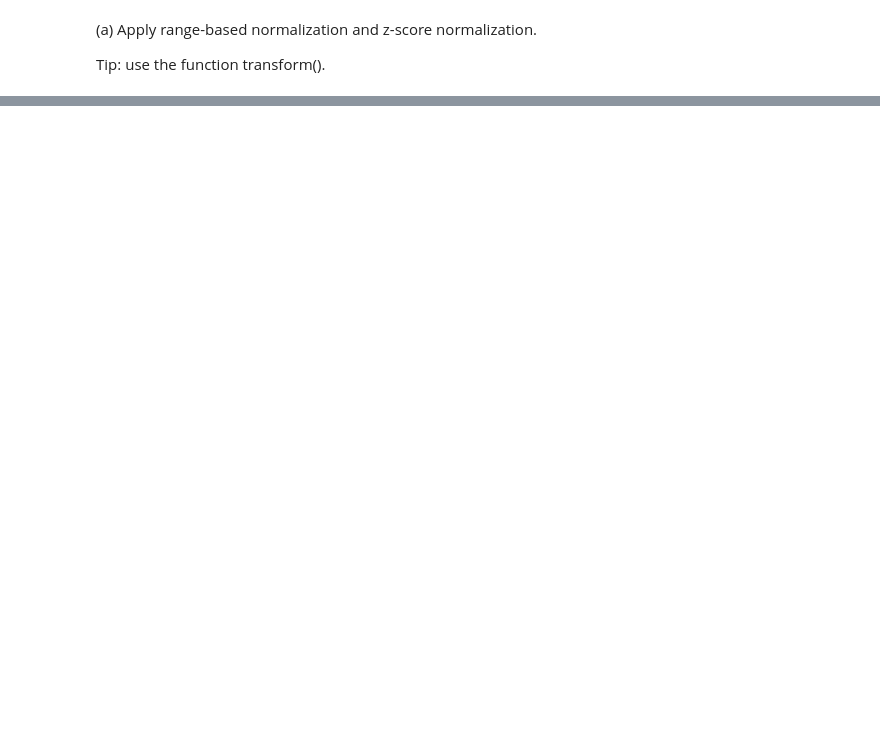
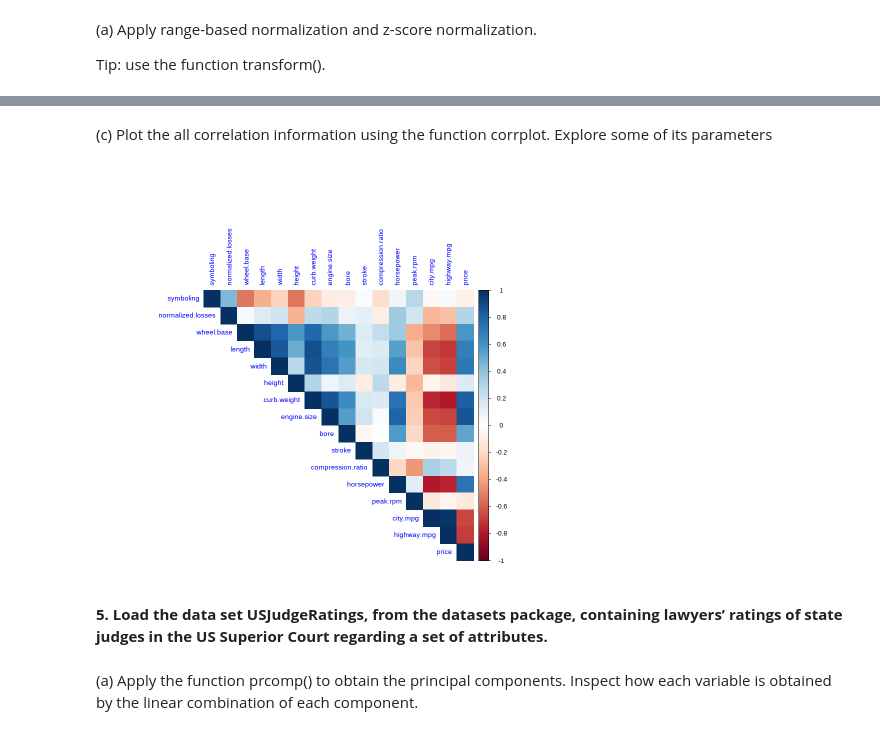
Before and after one commit to IGRA27/Data-Mining-and-Machine-Learning-, a Jupyter notebook: Deberes/2 Hands On Data Quality and Pre-Processing/notebook/2DataQualityandPre-ProcessinginR.ipynb, the cells around one changed output, grey strips where cells are left out. Saved outputs shown, nothing was run; the diff lists cells and outputs as text; code cells hidden in the pictures; blank space fills up the shorter version.

```diff
--- a/Deberes/2 Hands On Data Quality and Pre-Processing/notebook/2DataQualityandPre-ProcessinginR.ipynb
+++ b/Deberes/2 Hands On Data Quality and Pre-Processing/notebook/2DataQualityandPre-ProcessinginR.ipynb
@@ -546,0 +786,9 @@ ERROR: Error in dfh$price - min(dfh$price): argumento no-numérico para operador
+# %% [markdown]
+(c) Plot the all correlation information using the function corrplot. Explore some of its parameters
+# %%
+corrplot(cor_pearson, method = "color", type = "upper", tl.cex = 0.9, tl.col = "blue")
+# %% [output]
+[figure, added]
+# %% [markdown]
+****5. Load the data set USJudgeRatings, from the datasets package, containing lawyers’ ratings of state
+judges in the US Superior Court regarding a set of attributes.****
@@ -546,0 +800,3 @@ ERROR: Error in dfh$price - min(dfh$price): argumento no-numérico para operador
+# %% [markdown]
+(a) Apply the function prcomp() to obtain the principal components. Inspect how each variable is
+obtained by the linear combination of each component.
```
Also changed, not shown: parts of 36 cells of this notebook.
